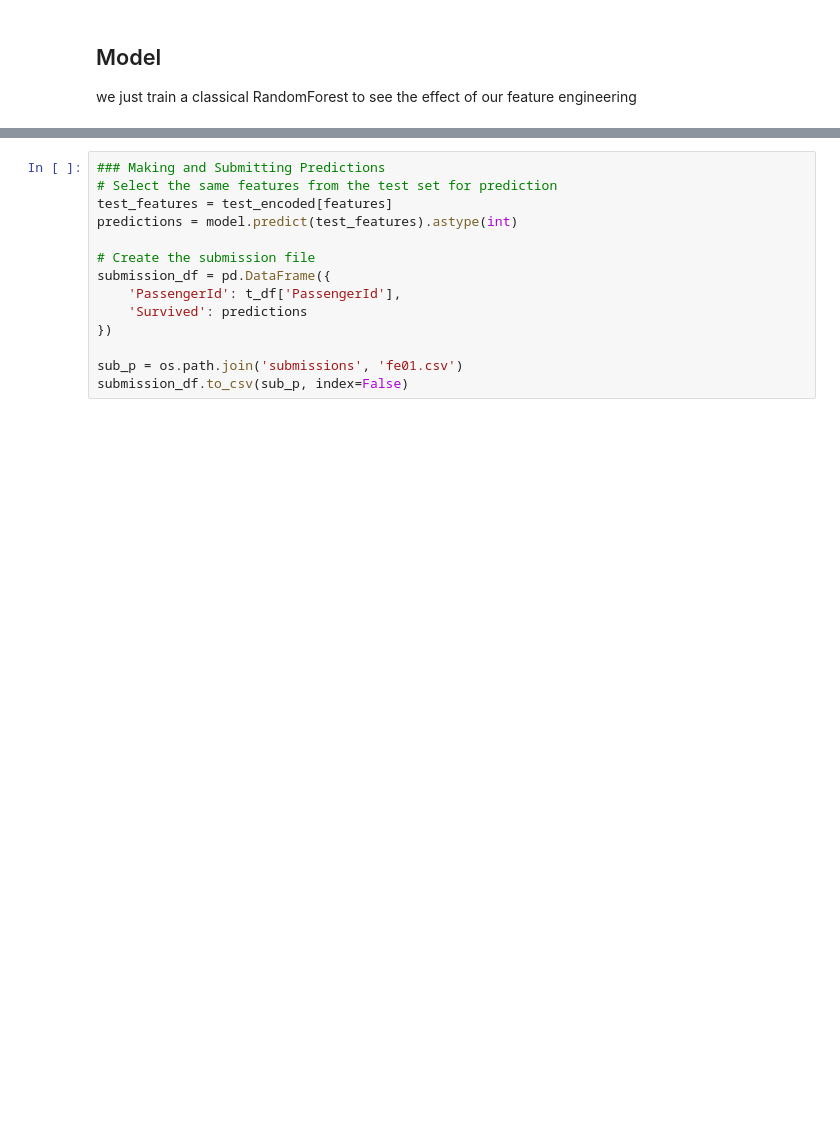
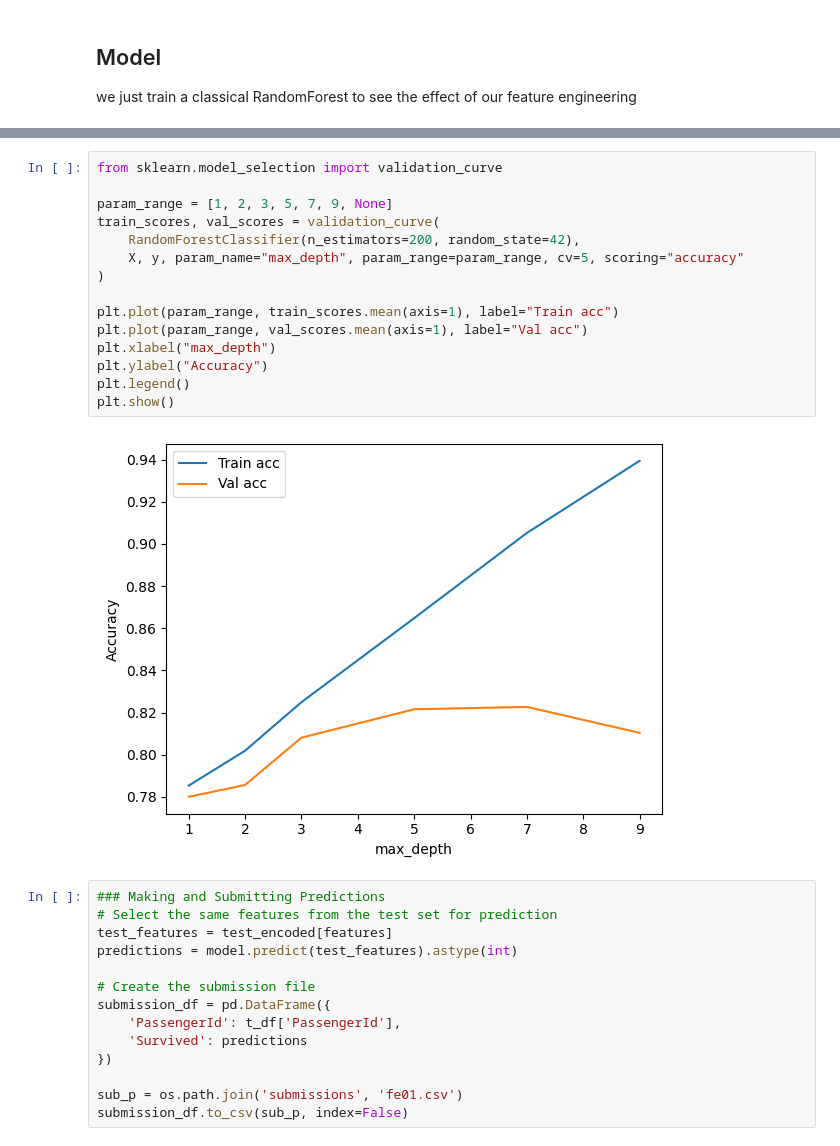
Before and after one commit to skinTest/kaggle_titanic, a Jupyter notebook: fe01.ipynb, the cells around one changed output, grey strips where cells are left out. Drawn from its saved outputs; the diff is of its cells as text; blank space fills up the shorter version.

```diff
--- a/fe01.ipynb
+++ b/fe01.ipynb
@@ -100,3 +123,20 @@ Model Accuracy with training:  0.7952
+# %%
+from sklearn.model_selection import validation_curve
+
+param_range = [1, 2, 3, 5, 7, 9, None]
+train_scores, val_scores = validation_curve(
+    RandomForestClassifier(n_estimators=200, random_state=42),
+    X, y, param_name="max_depth", param_range=param_range, cv=5, scoring="accuracy"
+)
+
+plt.plot(param_range, train_scores.mean(axis=1), label="Train acc")
+plt.plot(param_range, val_scores.mean(axis=1), label="Val acc")
+plt.xlabel("max_depth")
+plt.ylabel("Accuracy")
+plt.legend()
+plt.show()
+# %% [output]
+[figure, added]
 # %%
 ### Making and Submitting Predictions
 # Select the same features from the test set for prediction
```
Also changed, not shown: parts of 5 cells of this notebook.
